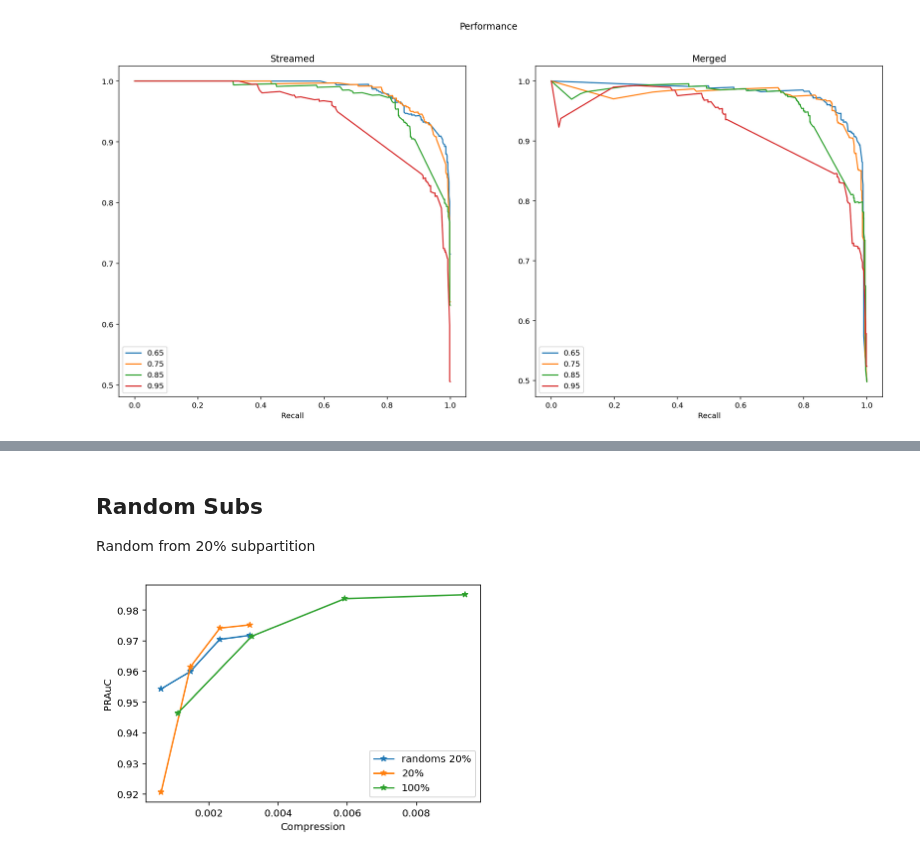
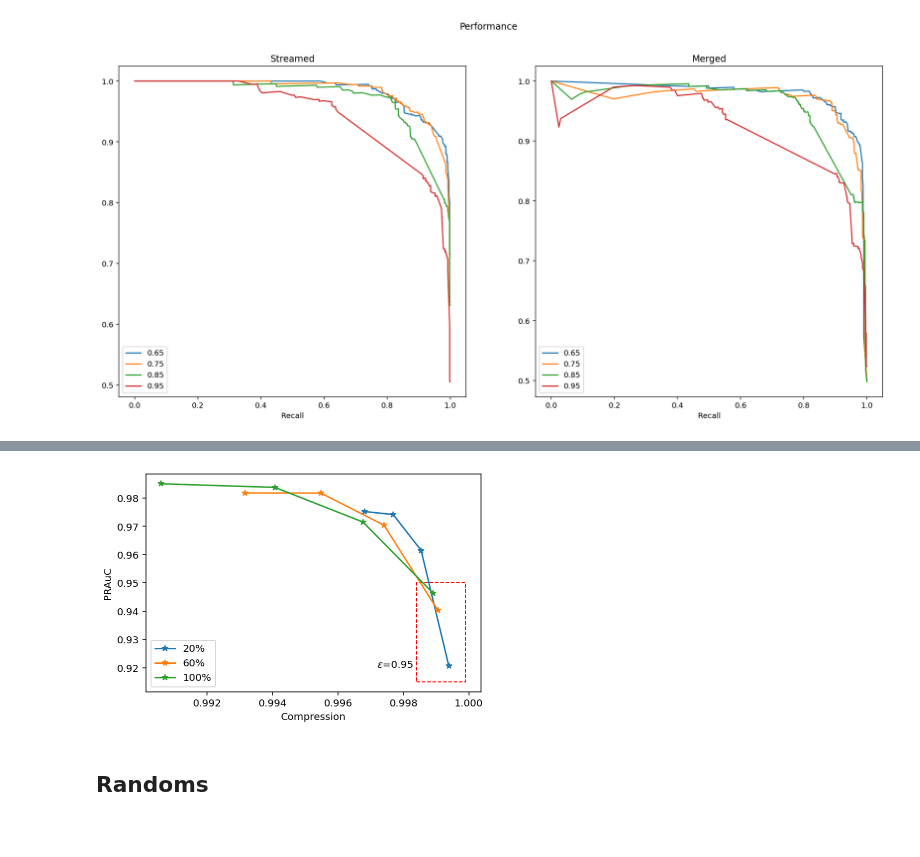
Before and after one commit to jrybicki-jsc/smms, a Jupyter notebook: graphla/cleans.ipynb, the cells around one changed output, grey strips where cells are left out. Drawn from its saved outputs; the diff is of its cells as text; code cells hidden in the pictures.

```diff
--- a/graphla/cleans.ipynb
+++ b/graphla/cleans.ipynb
@@ -161,3 +128,0 @@ plt.savefig('../fig/randoms.svg', format='svg', bbox_inches = 'tight', dpi=1000)
-# %% [markdown]
-## Random Subs
-Random from 20% subpartition
@@ -169,13 +128,0 @@ rands_aucs = get_aucs(nets=rands_nets, perfs=rands_perf) #{len(rand_nets[gamma])
-# %%
-plt.plot(rands_aucs.keys(), rands_aucs.values(), '-*', label='randoms 20%')
-#plt.plot(rand_aucs.keys(), rand_aucs.values(), '-*', label='randoms')
-plt.plot(all_parts[2].keys(), all_parts[2].values(),'-*', label='20%')
-plt.plot(streamed_aucs.keys(), streamed_aucs.values(),'-*', label='100%')
-
-
-plt.xlabel('Compression')
-plt.ylabel('PRAuC')
-plt.legend();
-plt.savefig('../fig/randoms.svg', format='svg', bbox_inches = 'tight', dpi=1000);
-# %% [output]
-[figure, removed]
@@ -181,0 +131,15 @@ plt.savefig('../fig/randoms.svg', format='svg', bbox_inches = 'tight', dpi=1000)
+# %%
+plt.plot(all_parts[2].keys(), all_parts[2].values(),'-*', label='20%')
+plt.plot(all_parts[6].keys(), all_parts[6].values(),'-*', label='60%')
+plt.plot(streamed_aucs.keys(), streamed_aucs.values(),'-*', label='100%')
+
+plt.xlabel('Compression')
+plt.ylabel('PRAuC')
+plt.legend(loc=3);
+plt.gca().add_patch(Rectangle((1.0-0.0016, 0.915), 0.0015, 0.035, edgecolor='red', fill=False, ls='--'))
+plt.annotate('$\epsilon$=0.95', (1.0-0.0028, 0.92));
+plt.savefig('../fig/subparts.svg', format='svg', bbox_inches = 'tight', dpi=1000);
+# %% [output]
+[figure, added]
+# %% [markdown]
+## Randoms
```
Also changed, not shown: parts of 21 cells of this notebook.
